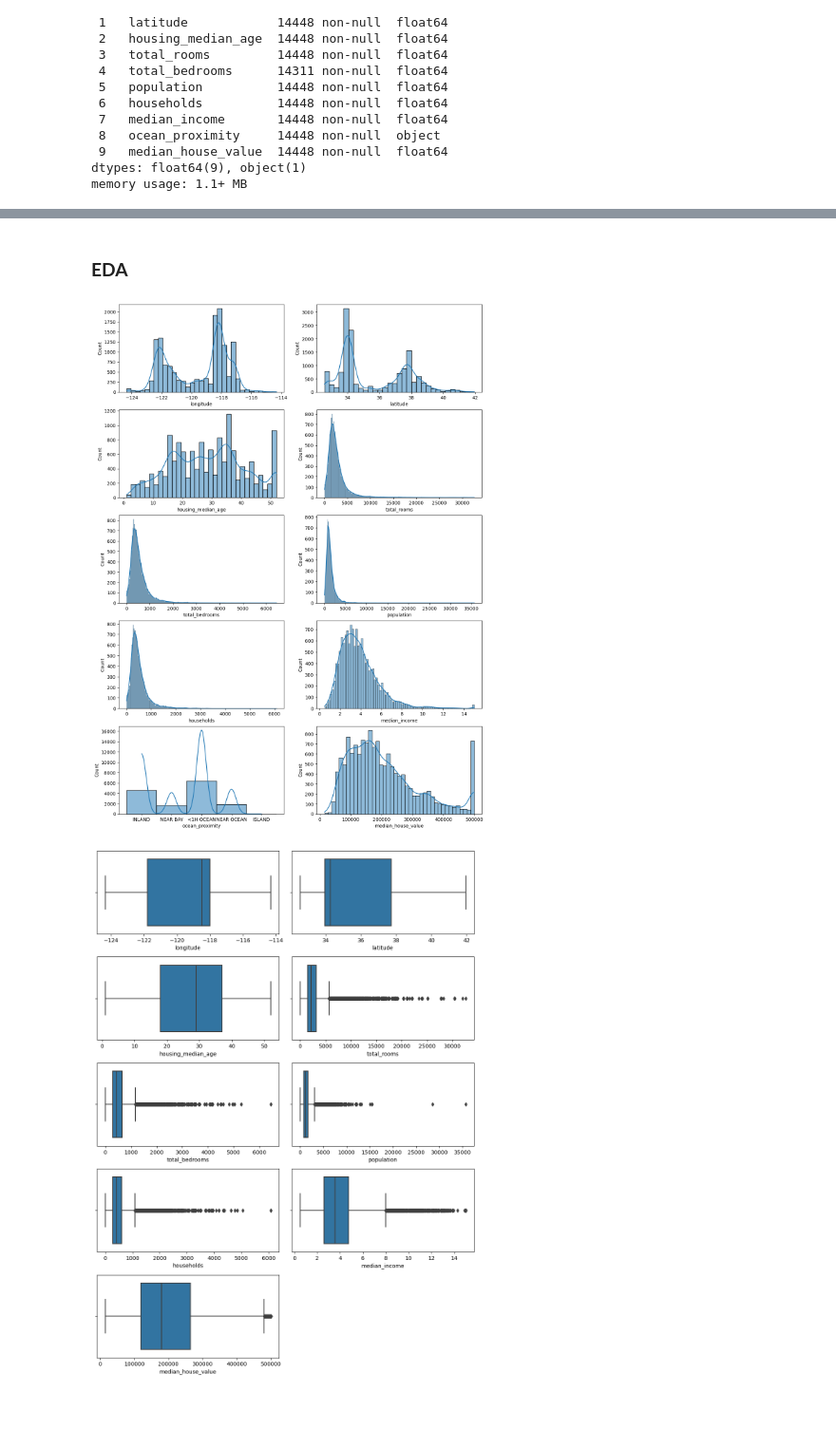
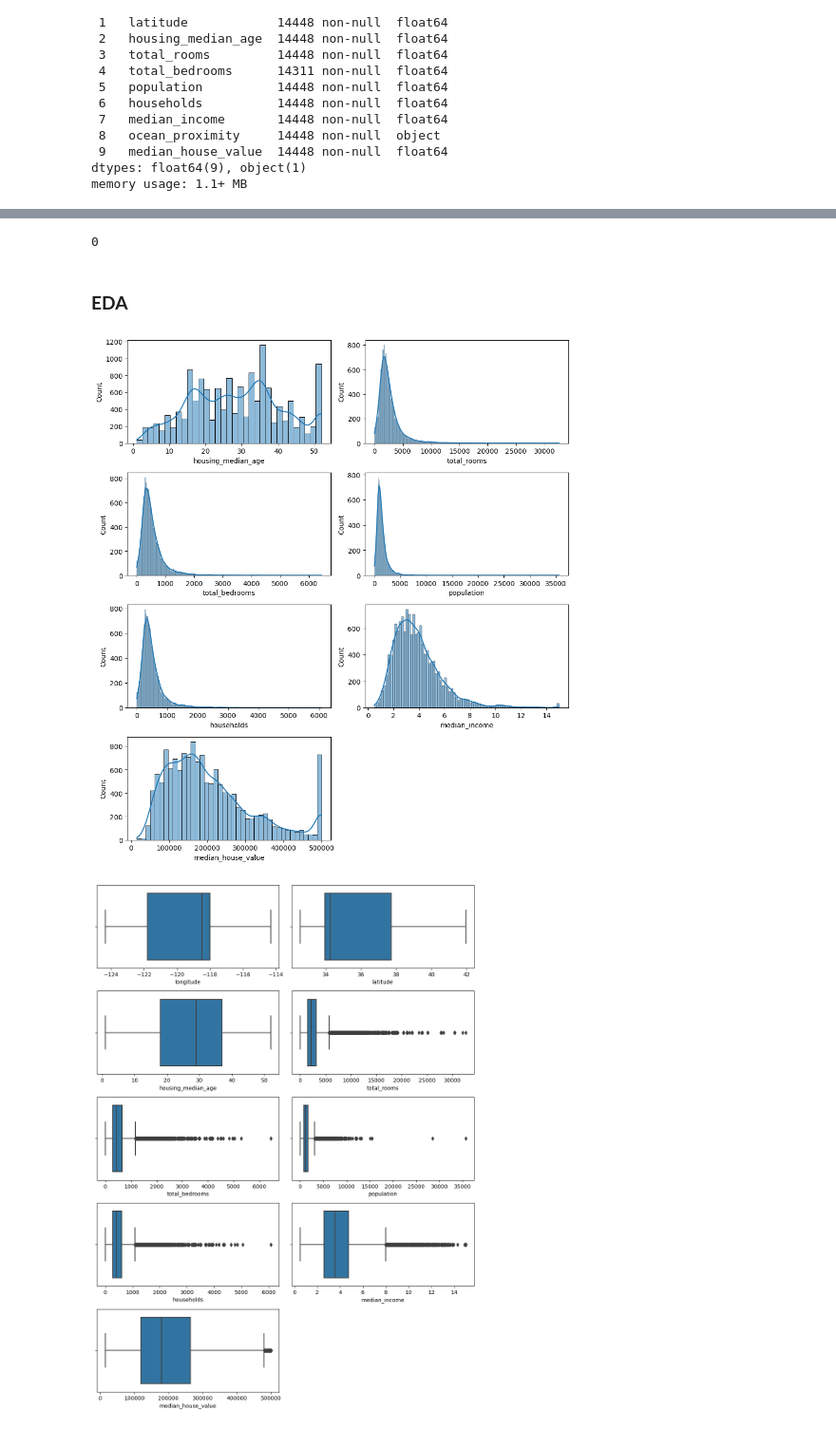
Before and after one commit to Chris503g/California-Housing-Price-Prediction, a Jupyter notebook: main.ipynb, the cells around one changed output, grey strips where cells are left out. Shown at 95% size. Cells and saved outputs as stored; diff of their text form; code cells hidden in the pictures.

```diff
--- a/main.ipynb
+++ b/main.ipynb
@@ -101,14 +114,28 @@ df.duplicated().sum()
+# %%
+df.duplicated().sum()
+# %% [output]
+0
 # %% [markdown]
 ### **EDA**
 # %%
-plt.figure(figsize=(14,28))
+plt.figure(figsize=(10, 16))
 pltnum = 1
-for column in df.describe(exclude=int).columns:
-    plt.subplot(7,2,pltnum)
+
+# Filter columns that are numeric (excluding 'longitude' and 'latitude')
+num_cols = df.select_dtypes(include=['int64', 'float64']).columns
+
+# Remove 'longitude' and 'latitude' from num_cols
+num_cols = [col for col in num_cols if col not in ['longitude', 'latitude']]
+
+for column in num_cols:
+    plt.subplot(6, 2, pltnum)
     sns.histplot(data=df, x=column, kde=True)
     pltnum += 1
+
+plt.tight_layout()
+plt.show()
 # %% [output]
-[figure, old version]
+[figure, new version]
 # %%
 plt.figure(figsize=(10,16))
 pltnum = 1
```
Also changed, not shown: parts of 42 cells of this notebook, 1 other file.
